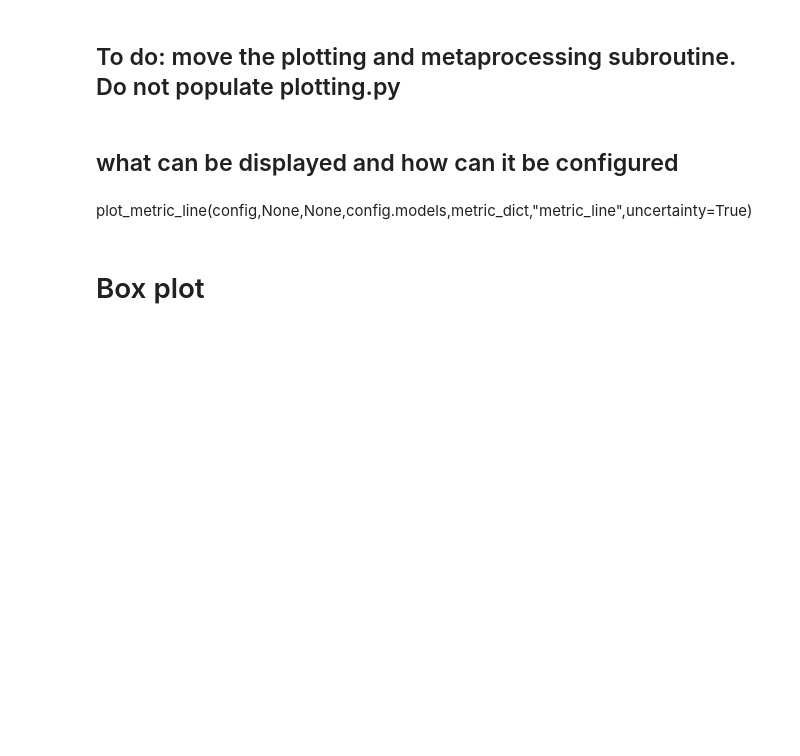
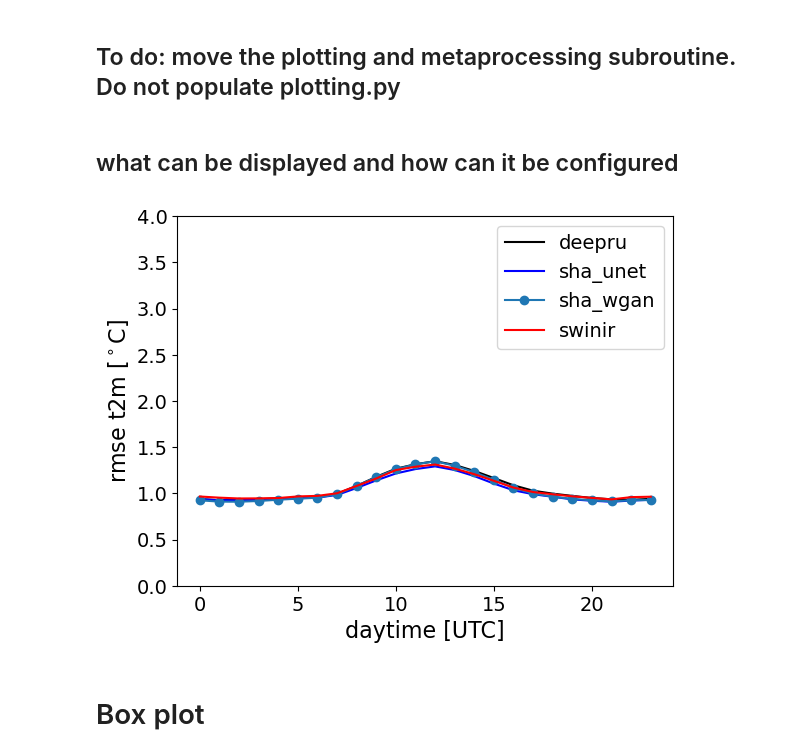
Before and after one commit to mlangguth89/downscaling_benchmark, a Jupyter notebook: postprocess/jupyter_notebooks/meta_postprocessing_t2m.ipynb, the cells around one changed output. Cells and saved outputs as stored; diff of their text form; code cells hidden in the pictures; blank space fills up the shorter version.

```diff
--- a/postprocess/jupyter_notebooks/meta_postprocessing_t2m.ipynb
+++ b/postprocess/jupyter_notebooks/meta_postprocessing_t2m.ipynb
@@ -28,15 +28,17 @@ config = Config(**config)
 ### Define the metric unit and create a dictionary of it. These is being used in labeling the y-axis
 # %%
 #define metric
-metric_name = f'{config.metric} {config.variable}'
+metric_name = f'{config.metric}'
 metric_unit = "$^\circ$C"
 metric_dict = {metric_name:metric_unit}
 # %% [markdown]
 ## To do: move the plotting and metaprocessing subroutine. Do not populate plotting.py
 # %% [markdown]
 ## what can be displayed and how can it be configured
-# %% [markdown]
-plot_metric_line(config,None,None,config.models,metric_dict,"metric_line",uncertainty=True)
+# %%
+read_all_line_plots(config,uncertainty=False,metric_dict=metric_dict)
+# %% [output]
+[figure, added]
 # %% [markdown]
 # Box plot
 # %%
```
Also changed, not shown: parts of 5 cells of this notebook, 2 other files.
